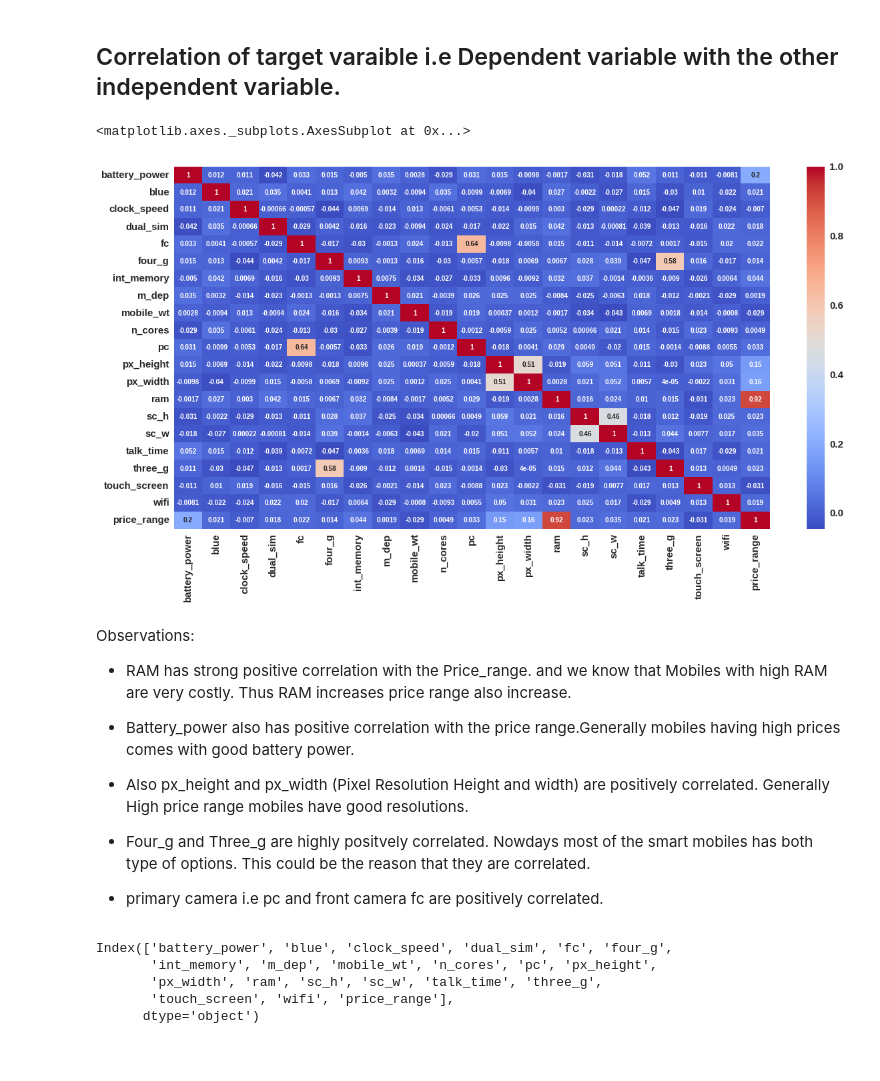
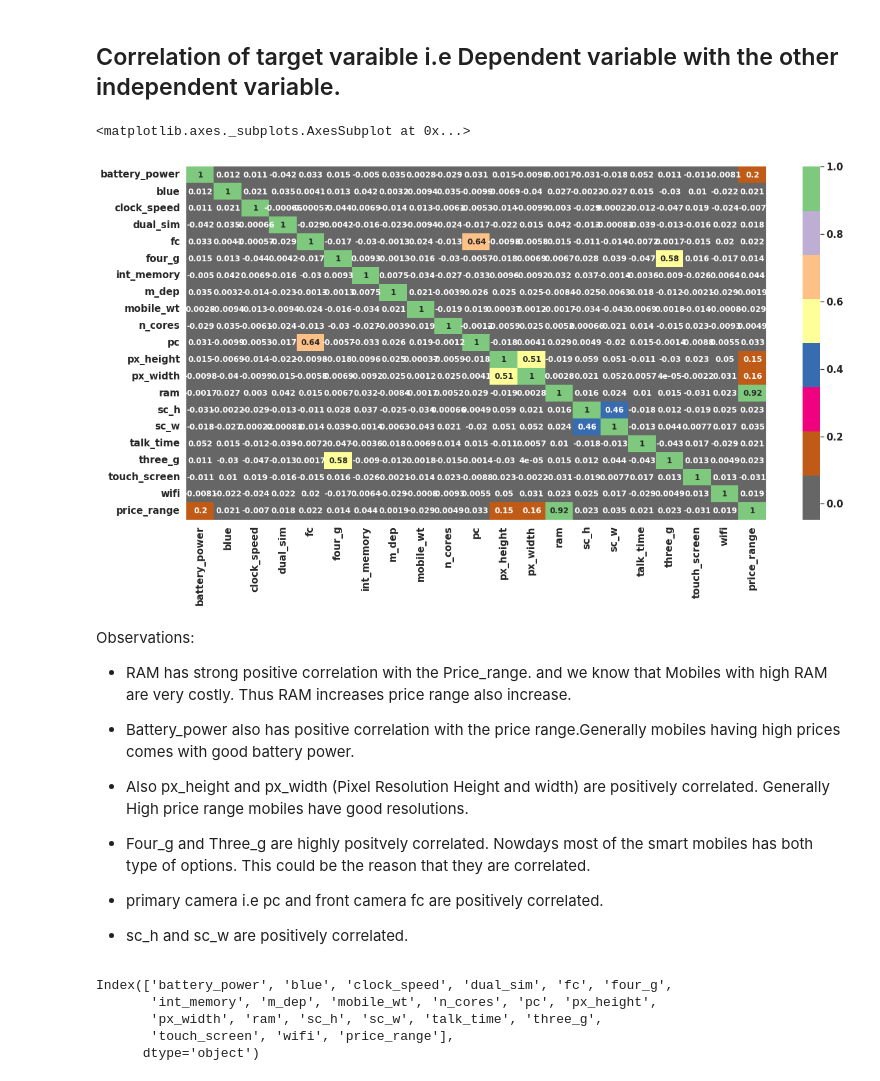
Before and after one commit to ask-kawade/Mobile-Price-Range-Prediction--Classification-Problem, a Jupyter notebook: Mobile_Price_Range_Prediction.ipynb, the cells around one changed output. Saved outputs shown, nothing was run; the diff lists cells and outputs as text; code cells hidden in the pictures; blank space fills up the shorter version.

```diff
--- a/Mobile_Price_Range_Prediction.ipynb
+++ b/Mobile_Price_Range_Prediction.ipynb
@@ -6,12 +40,14 @@ import pandas as pd
 import numpy as np
 import matplotlib.pyplot as plt
 import seaborn as sns
+%matplotlib inline
 
 # setting max display column limit to 30
 pd.set_option("display.max_columns", 30)
 
 #set style
-plt.style.use('seaborn')
+# plt.style.use('seaborn')
+sns.set()
 
 
 # setting font weight,label weight,title weight to bold and setting title size,label size,fontsize.
@@ -227,10 +263,10 @@ price_range_values.plot.pie(explode=[0.05]*4,labels=labels,autopct='%1.1f%%',fig
 # %%
 corr= mobile_data.corr()
 plt.figure(figsize=(20,10))
-sns.heatmap(corr,annot=True, cmap='coolwarm')
+sns.heatmap(corr,annot=True, cmap=plt.cm.Accent_r)
 # %% [output]
 <matplotlib.axes._subplots.AxesSubplot at 0x...>
-[figure, old version]
+[figure, new version]
 # %% [markdown]
 Observations:
 * RAM has strong positive correlation with the Price_range. and we know that Mobiles with high RAM are very costly. Thus RAM increases price range also increase.
@@ -240,6 +276,7 @@ Observations:
 * Four_g and Three_g are highly positvely correlated. Nowdays most of the smart mobiles has both type of options. This could be the reason that they are correlated.
 
 * primary camera i.e pc and front camera fc are positively correlated.
+* sc_h and sc_w are positively correlated.
 # %%
 mobile_data.columns
 # %% [output]
```
Also changed, not shown: parts of 105 cells of this notebook.
